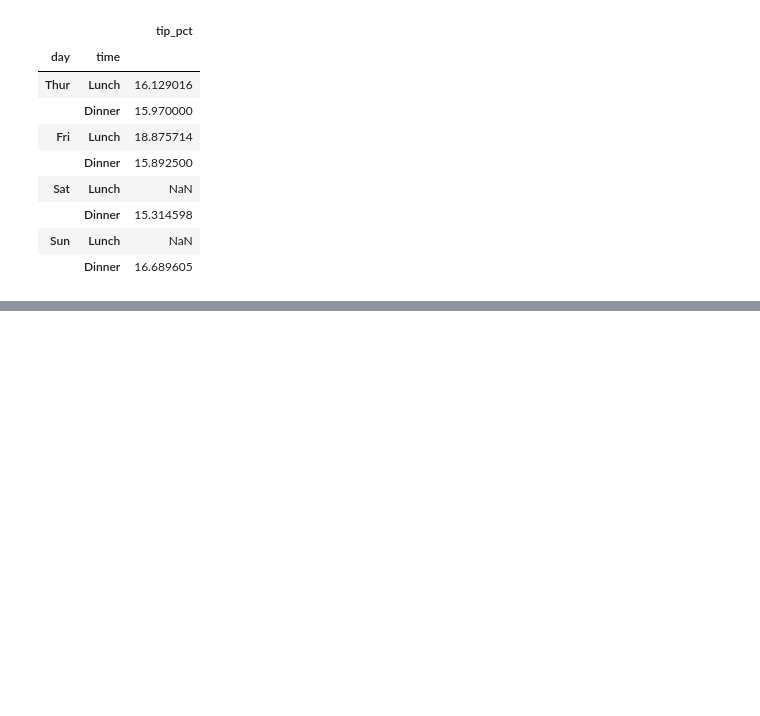
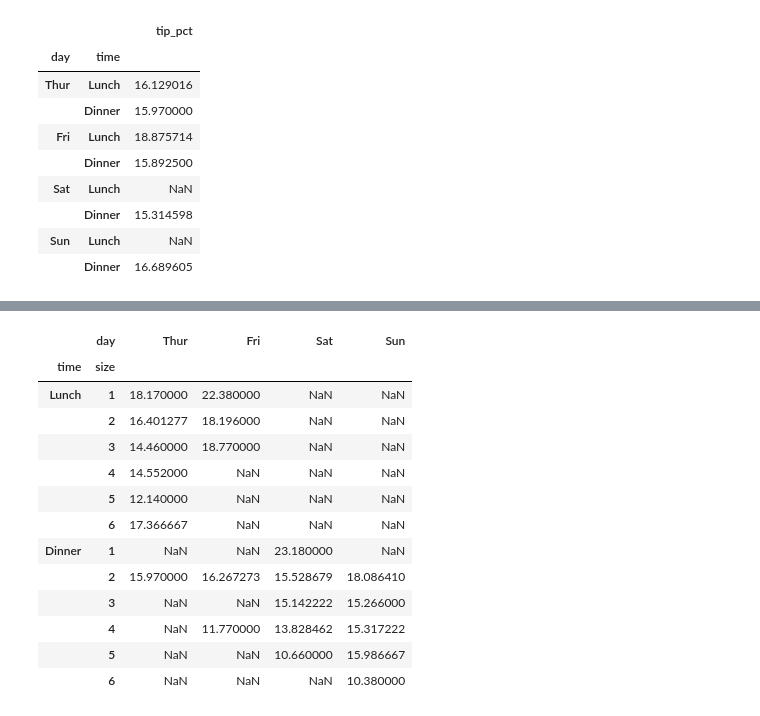
Before and after one commit to youngin0221/Data-Analysis-2021-2, a Jupyter notebook: 02.Pandas/07_그룹분석.ipynb, the cells around one changed output, grey strips where cells are left out. Cells and saved outputs as stored; diff of their text form; code cells hidden in the pictures; blank space fills up the shorter version.

```diff
--- a/02.Pandas/07_그룹분석.ipynb
+++ b/02.Pandas/07_그룹분석.ipynb
@@ -297,0 +296,17 @@ tips.pivot_table('tip_pct', 'day', 'time')
+# %%
+tips.pivot_table('tip_pct', ['time', 'size'], 'day')
+# %% [output]
+|  | day | Thur | Fri | Sat | Sun |
+| time | size |  |  |  |  |
+| Lunch | 1 | 18.170000 | 22.380000 | NaN | NaN |
+|  | 2 | 16.401277 | 18.196000 | NaN | NaN |
+|  | 3 | 14.460000 | 18.770000 | NaN | NaN |
+|  | 4 | 14.552000 | NaN | NaN | NaN |
+|  | 5 | 12.140000 | NaN | NaN | NaN |
+|  | 6 | 17.366667 | NaN | NaN | NaN |
+| Dinner | 1 | NaN | NaN | 23.180000 | NaN |
+|  | 2 | 15.970000 | 16.267273 | 15.528679 | 18.086410 |
+|  | 3 | NaN | NaN | 15.142222 | 15.266000 |
+|  | 4 | NaN | 11.770000 | 13.828462 | 15.317222 |
+|  | 5 | NaN | NaN | 10.660000 | 15.986667 |
+|  | 6 | NaN | NaN | NaN | 10.380000 |
```
Also changed, not shown: parts of 1 cell of this notebook, 3 other files.
